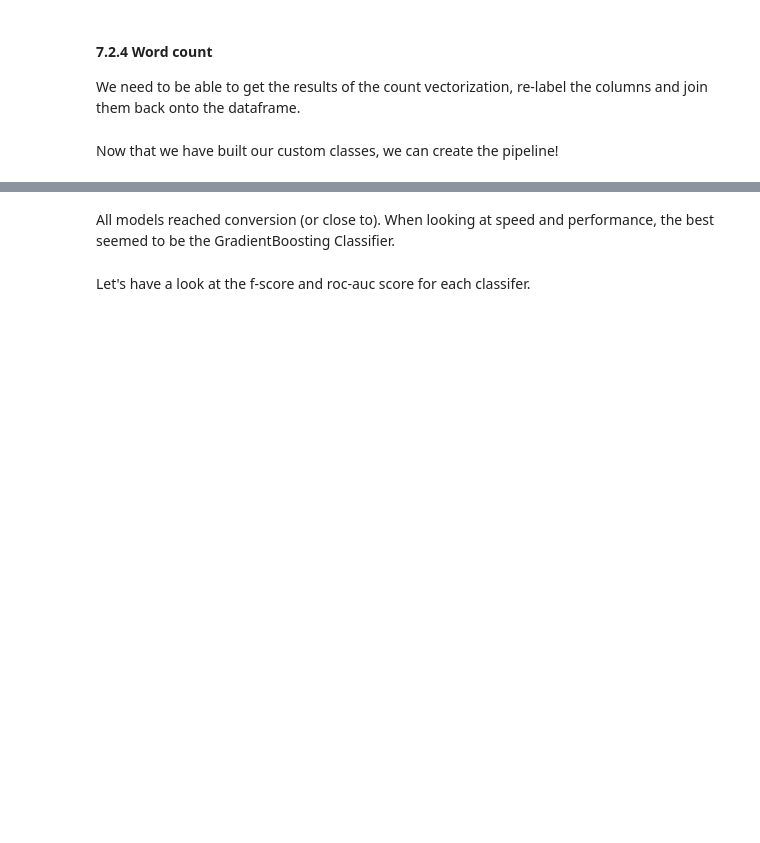
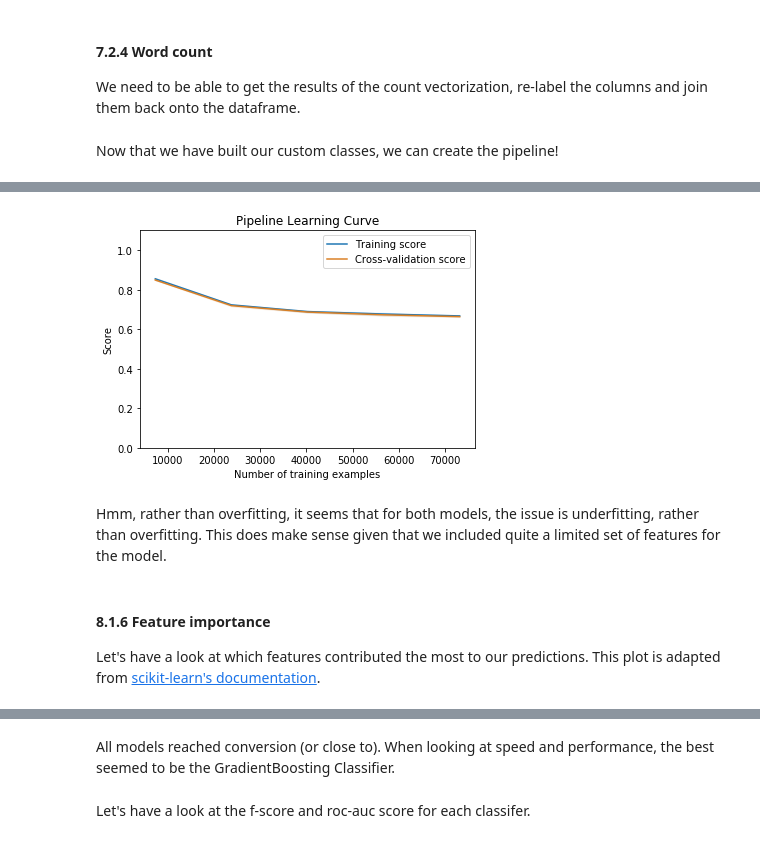
Before and after one commit to rebeccaebarnes/DSND-Project-4, a Jupyter notebook: seattle_airbnb_exploration.ipynb, the cells around one changed output, grey strips where cells are left out. Cells and saved outputs as stored; diff of their text form; code cells hidden in the pictures; blank space fills up the shorter version.

```diff
--- a/seattle_airbnb_exploration.ipynb
+++ b/seattle_airbnb_exploration.ipynb
@@ -2198,0 +2298,11 @@ for clf in [clf_rf, clf_gb, clf_svc]:
+# %%
+plot_learning_curve(gb_pipeline, X_train_initial, y_train, n_jobs=3, cv=5, show_ci=True)
+# %% [output]
+[figure, added]
+# %% [markdown]
+Hmm, rather than overfitting, it seems that for both models, the issue is underfitting, rather than overfitting. This does make sense given that we included quite a limited set of features for the model.
+# %% [markdown]
+<a id="initial_feat_import"></a>
+#### 8.1.6 Feature importance
+
+Let's have a look at which features contributed the most to our predictions. This plot is adapted from [scikit-learn's documentation](https://scikit-learn.org/stable/auto_examples/ensemble/plot_forest_importances.html).
```
Also changed, not shown: parts of 50 cells of this notebook.
